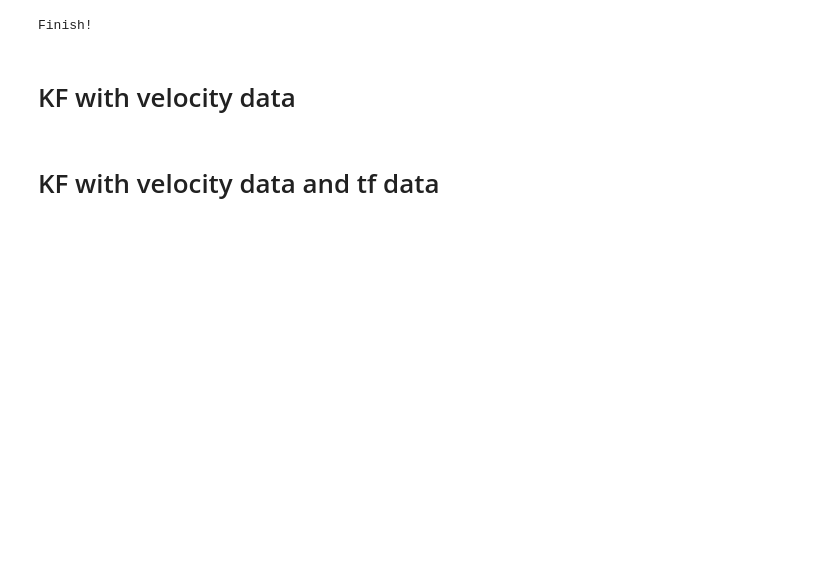
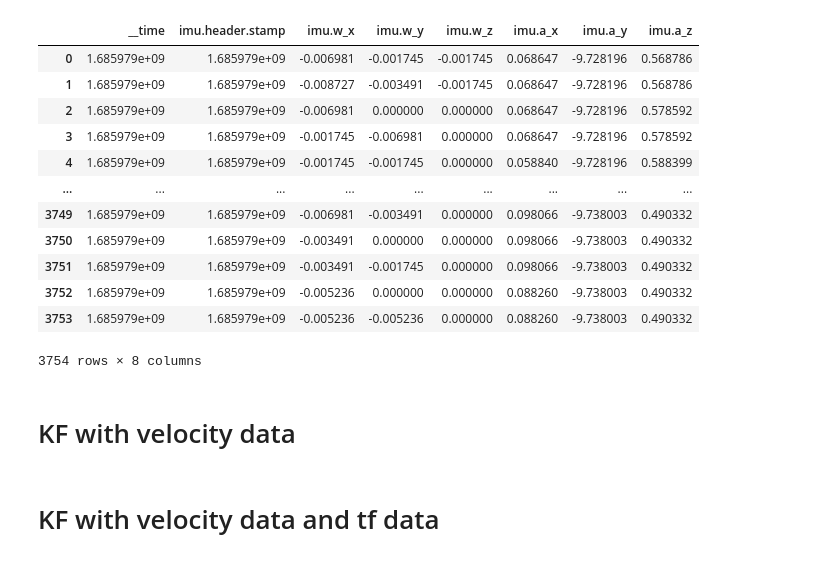
Before and after one commit to GitYangFan/Pj.seminar-Regelungstechnik, a Jupyter notebook: simulation header_stamp.ipynb, the cells around one changed output. Drawn from its saved outputs; the diff is of its cells as text; code cells hidden in the pictures; blank space fills up the shorter version.

```diff
--- a/simulation header_stamp.ipynb
+++ b/simulation header_stamp.ipynb
@@ -36,56 +57,19 @@ Loading BokehJS ...
-# %%
-# load data files
-df_command = pd.read_csv(r'./data/data.hamster2__command.csv')
-df_imu = pd.read_csv(r'./data/data.hamster2__imu.csv')
-df_velocity = pd.read_csv(r'./data/data.hamster2__velocity.csv')
-df_tf = pd.read_csv(r'./data/data.tf.csv')
-
-# extract useful data
-df_command = df_command.iloc[:,[0,3,5,7]]
-df_imu = df_imu.iloc[:,[0,3,18,19,20,30,31,32]]
-df_velocity = df_velocity.iloc[:,[0,3]]
-df_tf = df_tf.iloc[:,[0,3,6,7,8,9,10,11,12]]
-
-# rename the data
-df_command.rename(columns={'/hamster2/command/header.stamp': 'command.header.stamp',
-                           '/hamster2/command/drive.steering_angle': 'command.steering_angle',
-                           '/hamster2/command/drive.speed': 'command.speed'
-                           }, inplace=True)
-
-df_imu.rename(columns={'/hamster2/imu/header.stamp': 'imu.header.stamp',
-                       '/hamster2/imu/angular_velocity.x': 'imu.w_x',
-                       '/hamster2/imu/angular_velocity.y': 'imu.w_y',
-                       '/hamster2/imu/angular_velocity.z': 'imu.w_z',
-                       '/hamster2/imu/linear_acceleration.x': 'imu.a_x',
-                       '/hamster2/imu/linear_acceleration.y': 'imu.a_y',
-                       '/hamster2/imu/linear_acceleration.z': 'imu.a_z',
-                       }, inplace=True)
-
-df_velocity.rename(columns={'/hamster2/velocity/data': 'velocity.v'}, inplace=True)
-
-df_tf.rename(columns={'/tf/transforms.0.header.stamp': 'tf.header.stamp',
-                      '/tf/transforms.0.transform.translation.x': 'tf.x',
-                      '/tf/transforms.0.transform.translation.y': 'tf.y',
-                      '/tf/transforms.0.transform.translation.z': 'tf.z',
-                      '/tf/transforms.0.transform.rotation.x': 'tf.r_x',
-                      '/tf/transforms.0.transform.rotation.y': 'tf.r_y',
-                      '/tf/transforms.0.transform.rotation.z': 'tf.r_z',
-                      '/tf/transforms.0.transform.rotation.w': 'tf.r_w'
-                     }, inplace=True)
-
-# transform quaternion rotation to euler angle, and add it to the data
-from euler_from_quaternion import *
-xyzw = df_tf.iloc[:,5:9].to_numpy()
-euler = np.zeros((xyzw.shape[0],3))
-
-for i in range(xyzw.shape[0]):
-    euler[i][0], euler[i][1], euler[i][2] = euler_from_quaternion(xyzw[i][0], xyzw[i][1], xyzw[i][2], xyzw[i][3])
-df_euler = pd.DataFrame(euler, columns=['tf.roll_x', 'tf.pitch_y', 'tf.yaw_z'])
-
-df_tf = pd.concat([df_tf, df_euler], axis=1)
-print("Finish!")
-# %% [output]
-Finish!
+# %%
+df_imu
+# %% [output]
+|  | __time | imu.header.stamp | imu.w_x | imu.w_y | imu.w_z | imu.a_x | imu.a_y | imu.a_z |
+| 0 | 1.685979e+09 | 1.685979e+09 | -0.006981 | -0.001745 | -0.001745 | 0.068647 | -9.728196 | 0.568786 |
+| 1 | 1.685979e+09 | 1.685979e+09 | -0.008727 | -0.003491 | -0.001745 | 0.068647 | -9.728196 | 0.568786 |
+| 2 | 1.685979e+09 | 1.685979e+09 | -0.006981 | 0.000000 | 0.000000 | 0.068647 | -9.728196 | 0.578592 |
+| 3 | 1.685979e+09 | 1.685979e+09 | -0.001745 | -0.006981 | 0.000000 | 0.068647 | -9.728196 | 0.578592 |
+| 4 | 1.685979e+09 | 1.685979e+09 | -0.001745 | -0.001745 | 0.000000 | 0.058840 | -9.728196 | 0.588399 |
+| ... | ... | ... | ... | ... | ... | ... | ... | ... |
+| 3749 | 1.685979e+09 | 1.685979e+09 | -0.006981 | -0.003491 | 0.000000 | 0.098066 | -9.738003 | 0.490332 |
+| 3750 | 1.685979e+09 | 1.685979e+09 | -0.003491 | 0.000000 | 0.000000 | 0.098066 | -9.738003 | 0.490332 |
+| 3751 | 1.685979e+09 | 1.685979e+09 | -0.003491 | -0.001745 | 0.000000 | 0.098066 | -9.738003 | 0.490332 |
+| 3752 | 1.685979e+09 | 1.685979e+09 | -0.005236 | 0.000000 | 0.000000 | 0.088260 | -9.738003 | 0.490332 |
+| 3753 | 1.685979e+09 | 1.685979e+09 | -0.005236 | -0.005236 | 0.000000 | 0.088260 | -9.738003 | 0.490332 |
+3754 rows × 8 columns
 # %% [markdown]
 # KF with velocity data
 # %%
```
Also changed, not shown: parts of 4 cells of this notebook, 13 other files.
